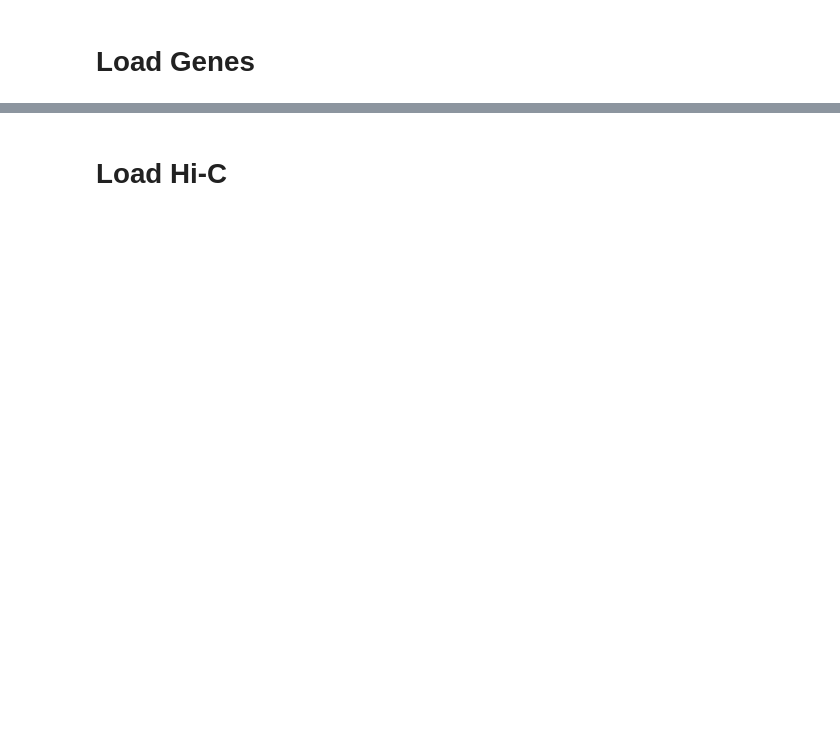
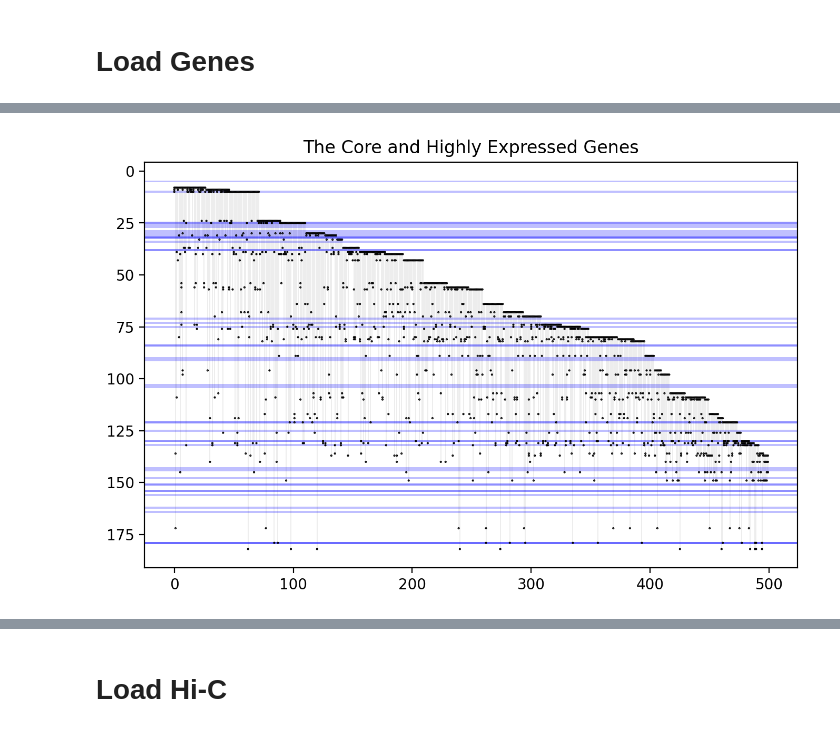
Before and after one commit to CooperStansbury/higher-order-single-cell, a Jupyter notebook: notebooks/core/chromosome2_core.ipynb, the cells around one changed output, grey strips where cells are left out. Saved outputs shown, nothing was run; the diff lists cells and outputs as text; code cells hidden in the pictures; blank space fills up the shorter version.

```diff
--- a/notebooks/core/chromosome2_core.ipynb
+++ b/notebooks/core/chromosome2_core.ipynb
@@ -403,3 +521,44 @@ gdf.head()
+# %%
+threshold = 75
+
+node_params = {
+    's' : 1,
+    'ec' : 'k',
+    'lw' : 1,
+    'marker' : ".",
+    'zorder' : 2,
+}
+
+line_params = {
+    'lw' : 0.1,
+    'alpha' : 0.5,
+    'zorder' : 1,
+}
+
+plt.rcParams['figure.dpi'] = 200
+plt.rcParams['figure.figsize'] = 8, 5
+
+sample_size = 500
+plt2.plot_incidence(ut.sort_by_lowest_index(core.T.sample(sample_size).T),
+                    node_color='k',
+                    node_params=node_params,
+                    line_params=line_params)
+
+plt.title(f"The Core and Highly Expressed Genes")
+
+# plot at the atac seq signal
+for idx, row in gdf.iterrows():
+
+    if row['expression'] > threshold:
+
+        plt.gca().axhspan(
+            row['local_bin'] - 0.5,
+            row['local_bin'] + 0.5,
+            facecolor='blue',
+            alpha=0.25,
+        )
+# %% [output]
+[figure, added]
 # %%
 core_genes = gdf[gdf['in_core'] & gdf['is_expressed']]
 print(f"{core_genes.shape=}")
```
Also changed, not shown: parts of 73 cells of this notebook, 1 other file.
